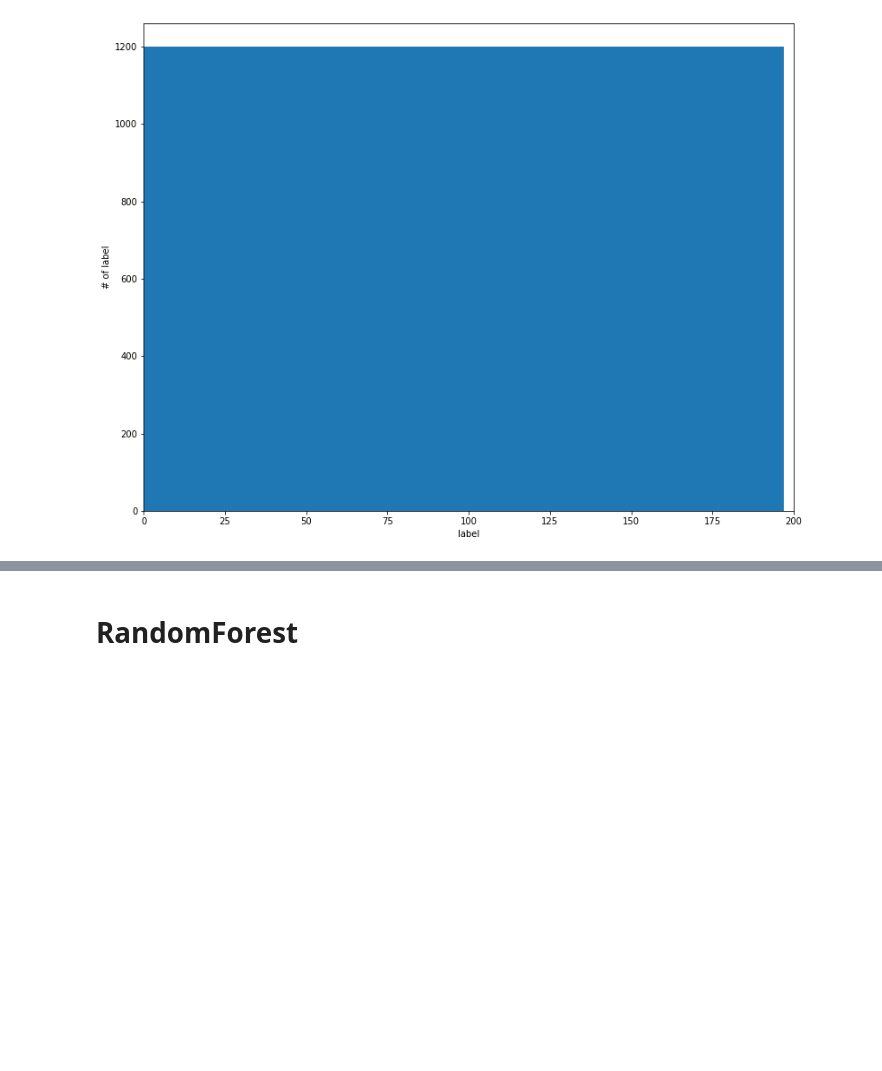
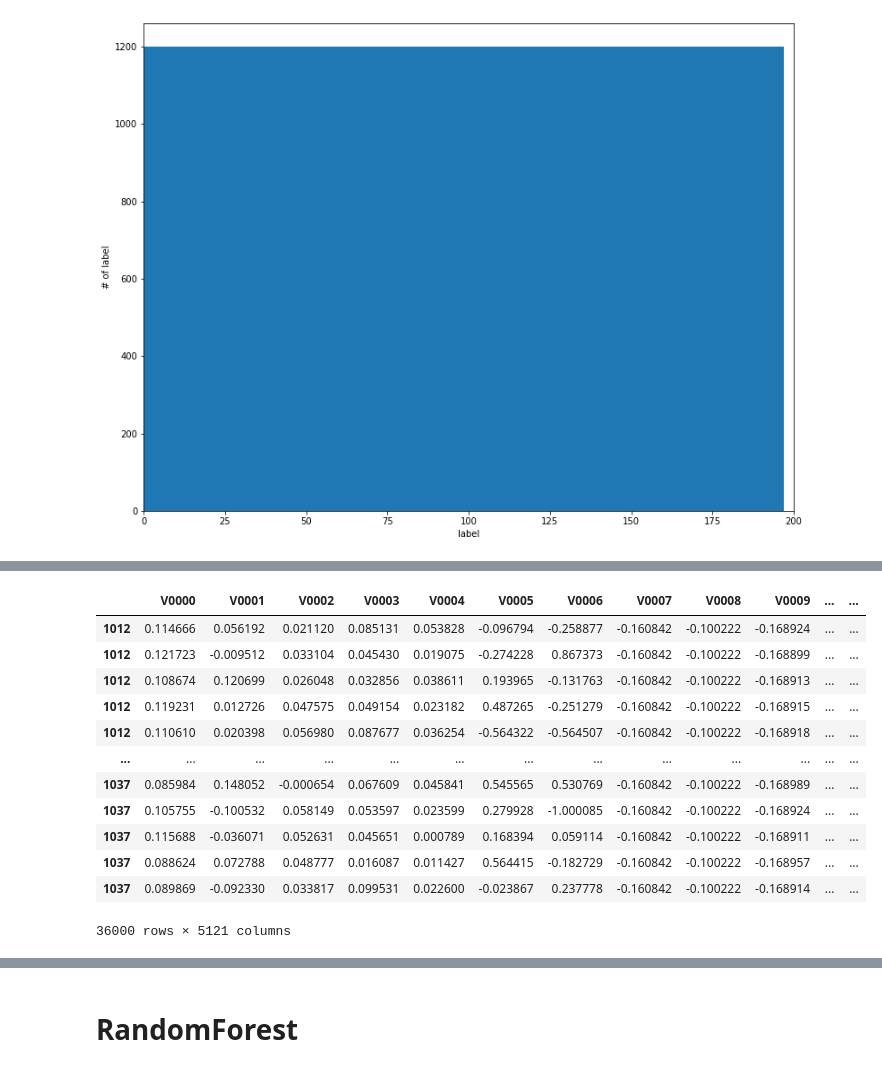
Before and after one commit to osmanturks/DACON, a Jupyter notebook: PrePro.ipynb, the cells around one changed output, grey strips where cells are left out. Saved outputs shown, nothing was run; the diff lists cells and outputs as text; code cells hidden in the pictures; blank space fills up the shorter version.

Commit message:
add Scaling,...

```diff
--- a/PrePro.ipynb
+++ b/PrePro.ipynb
@@ -153,0 +141,9 @@ Name: label, Length: 8280, dtype: int64
+# %%
+# Datapreprocessing / StandardScaling 사용
+stdScaling = StandardScaler()
+train_data_std = pd.DataFrame(stdScaling.fit_transform(train_data), columns=train_data.columns, index = train_data.index.values)
+test_std = pd.DataFrame(stdScaling.fit_transform(test), columns=test.columns, index = test.index.values)
+
+X_train_std, X_test_std, Y_train_std, Y_test_std = train_test_split(train_data_std, train_label, test_size=0.2, random_state=seed)
+print(X_train_std,X_test_std,Y_train_std,Y_test_std)
+print(X_train_std.shape,X_test_std.shape,Y_train_std.shape,Y_test_std.shape)
@@ -167,0 +276,16 @@ plt.show()
+# %%
+test_std
+# %% [output]
+|  | V0000 | V0001 | V0002 | V0003 | V0004 | V0005 | V0006 | V0007 | V0008 | V0009 | ... | ... |
+| 1012 | 0.114666 | 0.056192 | 0.021120 | 0.085131 | 0.053828 | -0.096794 | -0.258877 | -0.160842 | -0.100222 | -0.168924 | ... | ... |
+| 1012 | 0.121723 | -0.009512 | 0.033104 | 0.045430 | 0.019075 | -0.274228 | 0.867373 | -0.160842 | -0.100222 | -0.168899 | ... | ... |
+| 1012 | 0.108674 | 0.120699 | 0.026048 | 0.032856 | 0.038611 | 0.193965 | -0.131763 | -0.160842 | -0.100222 | -0.168913 | ... | ... |
+| 1012 | 0.119231 | 0.012726 | 0.047575 | 0.049154 | 0.023182 | 0.487265 | -0.251279 | -0.160842 | -0.100222 | -0.168915 | ... | ... |
+| 1012 | 0.110610 | 0.020398 | 0.056980 | 0.087677 | 0.036254 | -0.564322 | -0.564507 | -0.160842 | -0.100222 | -0.168918 | ... | ... |
+| ... | ... | ... | ... | ... | ... | ... | ... | ... | ... | ... | ... | ... |
+| 1037 | 0.085984 | 0.148052 | -0.000654 | 0.067609 | 0.045841 | 0.545565 | 0.530769 | -0.160842 | -0.100222 | -0.168989 | ... | ... |
+| 1037 | 0.105755 | -0.100532 | 0.058149 | 0.053597 | 0.023599 | 0.279928 | -1.000085 | -0.160842 | -0.100222 | -0.168924 | ... | ... |
+| 1037 | 0.115688 | -0.036071 | 0.052631 | 0.045651 | 0.000789 | 0.168394 | 0.059114 | -0.160842 | -0.100222 | -0.168911 | ... | ... |
+| 1037 | 0.088624 | 0.072788 | 0.048777 | 0.016087 | 0.011427 | 0.564415 | -0.182729 | -0.160842 | -0.100222 | -0.168957 | ... | ... |
+| 1037 | 0.089869 | -0.092330 | 0.033817 | 0.099531 | 0.022600 | -0.023867 | 0.237778 | -0.160842 | -0.100222 | -0.168914 | ... | ... |
+36000 rows × 5121 columns
```
Also changed, not shown: parts of 42 cells of this notebook.
